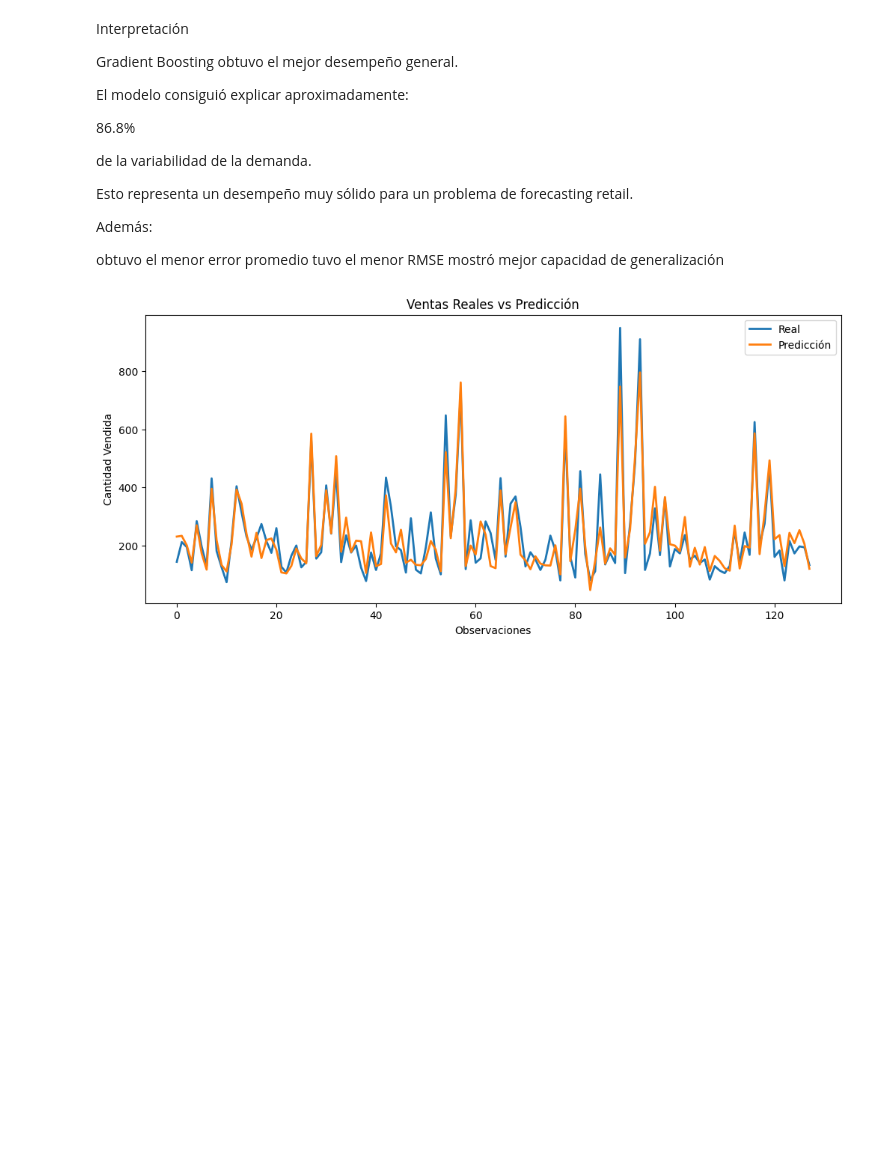
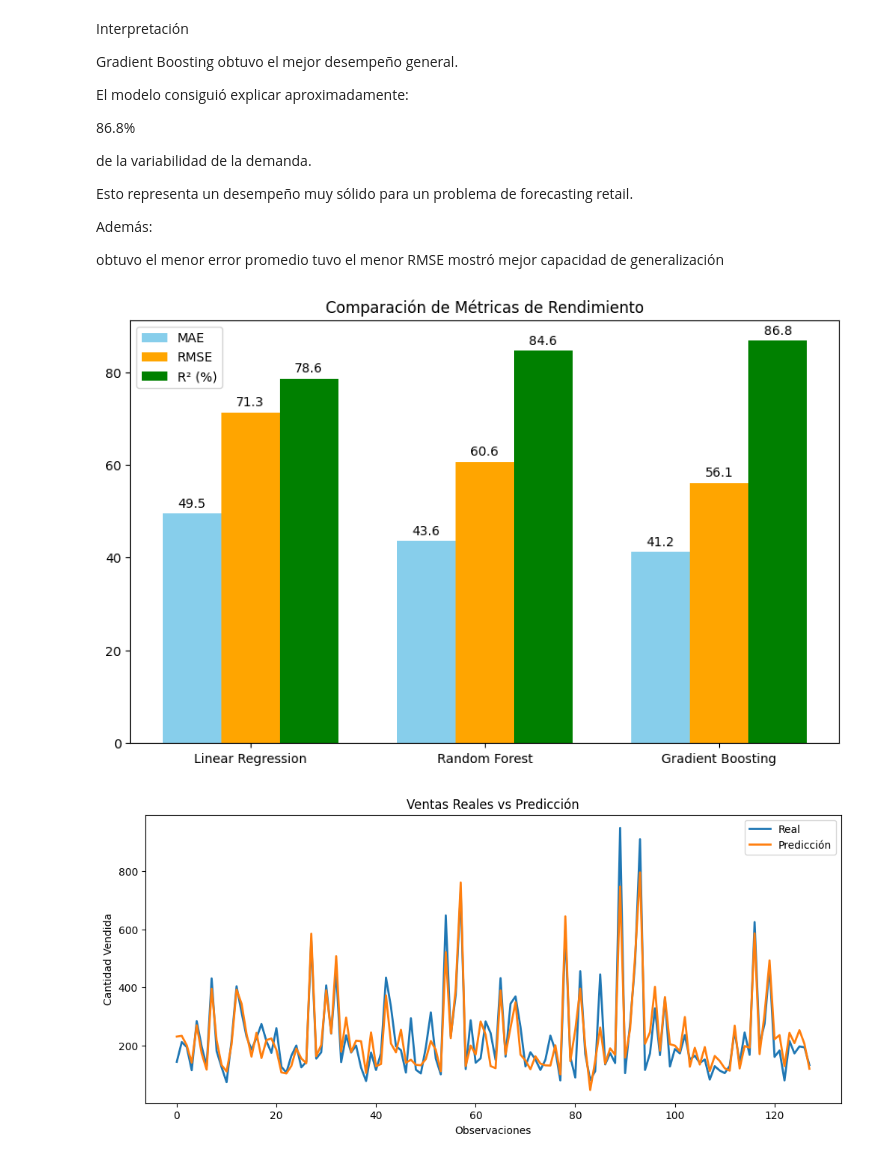
Before and after one commit to JESSPERU/PROYECTO-PRODUCTIVO-II-B-IDL02, a Jupyter notebook: modelo_idl2.ipynb, the cells around one changed output. Drawn from its saved outputs; the diff is of its cells as text; code cells hidden in the pictures; blank space fills up the shorter version.

Commit message:
avance modelo hiperparametros

```diff
--- a/modelo_idl2.ipynb
+++ b/modelo_idl2.ipynb
@@ -536,6 +536,60 @@ Además:
 obtuvo el menor error promedio
 tuvo el menor RMSE
 mostró mejor capacidad de generalización
+# %%
+import matplotlib.pyplot as plt
+import numpy as np
+
+fig, ax = plt.subplots(figsize=(10,6))
+
+x = np.arange(len(results_df["Modelo"]))
+width = 0.25
+
+bars1 = ax.bar(
+    x - width,
+    results_df["MAE"],
+    width,
+    label='MAE',
+    color='skyblue'
+)
+
+bars2 = ax.bar(
+    x,
+    results_df["RMSE"],
+    width,
+    label='RMSE',
+    color='orange'
+)
+
+bars3 = ax.bar(
+    x + width,
+    results_df["R2"]*100,
+    width,
+    label='R² (%)',
+    color='green'
+)
+
+ax.set_xticks(x)
+ax.set_xticklabels(results_df["Modelo"])
+
+ax.set_title("Comparación de Métricas de Rendimiento")
+ax.legend()
+
+for bars in [bars1, bars2, bars3]:
+    for bar in bars:
+        height = bar.get_height()
+        ax.annotate(
+            f'{height:.1f}',
+            xy=(bar.get_x() + bar.get_width()/2, height),
+            xytext=(0,3),
+            textcoords="offset points",
+            ha='center',
+            va='bottom'
+        )
+
+plt.show()
+# %% [output]
+[figure, added]
 # %%
 #prediciones vs reales
 best_model = GradientBoostingRegressor(random_state=42)
```
Also changed, not shown: parts of 6 cells of this notebook.
